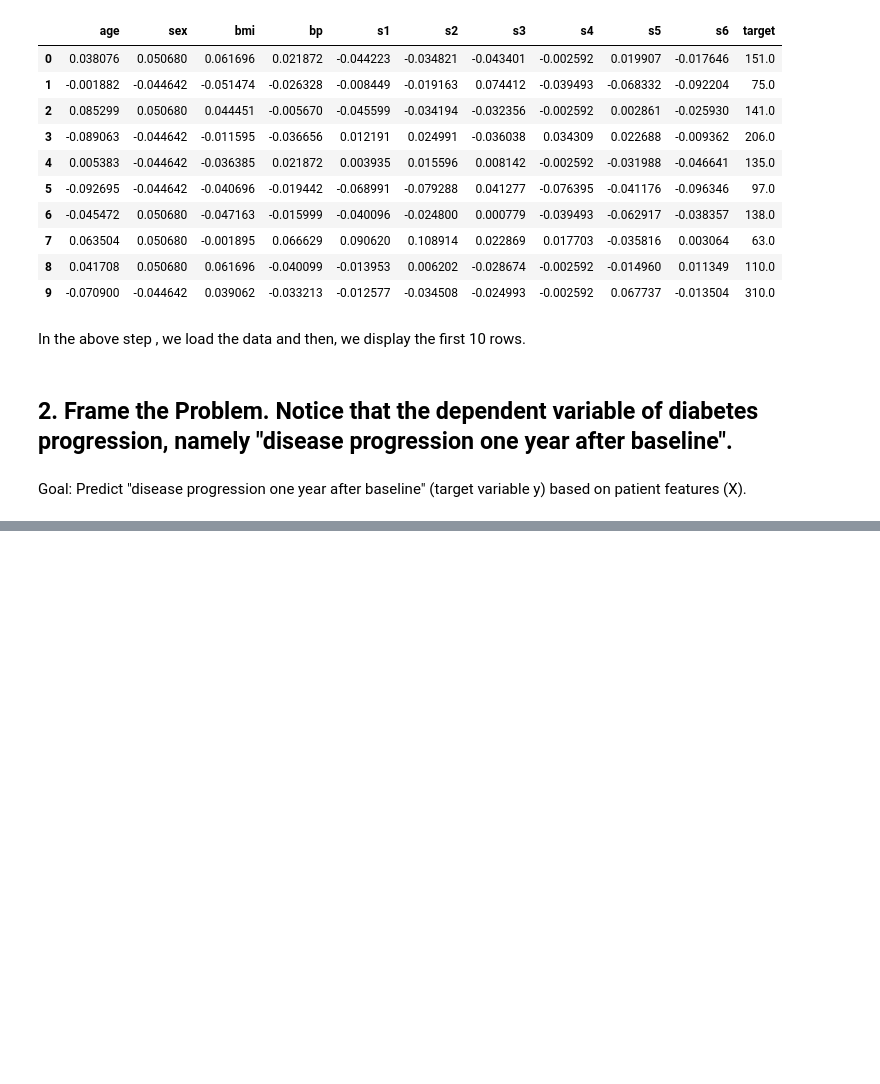
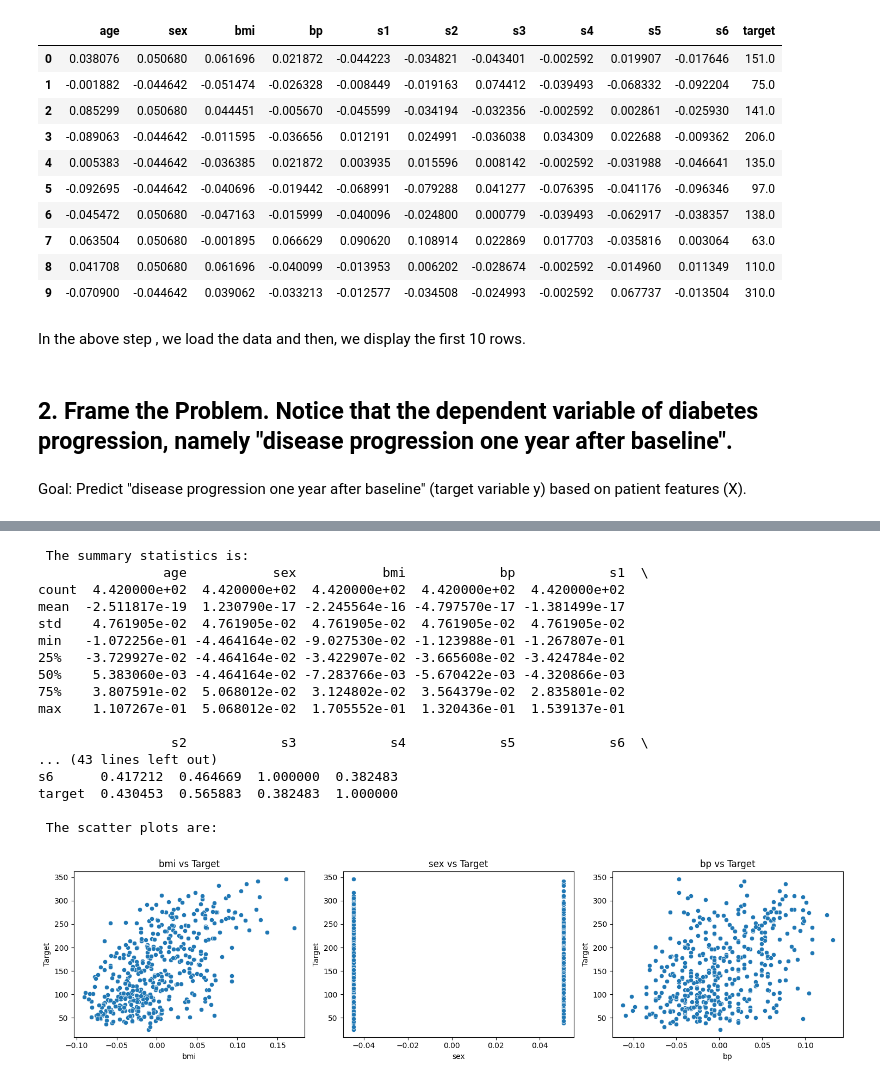
Before and after one commit to theRedeemer997/Practical-Lab-2-CSCN8010-8990691, a Jupyter notebook: lab2.ipynb, the cells around one changed output, grey strips where cells are left out. Drawn from its saved outputs; the diff is of its cells as text; code cells hidden in the pictures; blank space fills up the shorter version.

Commit message:
3. EDA with insights on EDA Plots

```diff
--- a/lab2.ipynb
+++ b/lab2.ipynb
@@ -36,0 +41,50 @@ Goal: Predict "disease progression one year after baseline" (target variable y)
+# %%
+# Summary statistics
+print("\n The summary statistics is:")
+print(df.describe())
+
+# Correlation matrix
+print("\n The correlation matrix is:")
+correlation_matrix = df.corr()
+print(df.corr())
+
+# Scatter plots
+print("\n The scatter plots are: ")
+# selected features
+selected_features = ['bmi', 'sex', 'bp']
+# create a plot with width = 15 and height = 4
+plt.figure(figsize=(15, 4))
+# loop through each selected feature and its index
+for i, feature in enumerate(selected_features):
+    # create a plot with 1 row, 3 columns
+    plt.subplot(1, 3, i + 1)
+    # create a scatter plots for target vs feature
+    sns.scatterplot(data=df, x=feature, y='target')
+    # set the title for each plot
+    plt.title(f"{feature} vs Target")
+    # set the x and the y axis
+    plt.xlabel(feature)
+    plt.ylabel("Target")
+# Adjust spacing such the plots don't overlap
+plt.tight_layout()
+# Display all the plots
+plt.show()
+# %% [output]
+ The summary statistics is:
+                age           sex           bmi            bp            s1  \
+count  4.420000e+02  4.420000e+02  4.420000e+02  4.420000e+02  4.420000e+02
+mean  -2.511817e-19  1.230790e-17 -2.245564e-16 -4.797570e-17 -1.381499e-17
+std    4.761905e-02  4.761905e-02  4.761905e-02  4.761905e-02  4.761905e-02
+min   -1.072256e-01 -4.464164e-02 -9.027530e-02 -1.123988e-01 -1.267807e-01
+25%   -3.729927e-02 -4.464164e-02 -3.422907e-02 -3.665608e-02 -3.424784e-02
+50%    5.383060e-03 -4.464164e-02 -7.283766e-03 -5.670422e-03 -4.320866e-03
+75%    3.807591e-02  5.068012e-02  3.124802e-02  3.564379e-02  2.835801e-02
+max    1.107267e-01  5.068012e-02  1.705552e-01  1.320436e-01  1.539137e-01
+
+                 s2            s3            s4            s5            s6  \
+... (43 lines left out)
+s6      0.417212  0.464669  1.000000  0.382483
+target  0.430453  0.565883  0.382483  1.000000
+
+ The scatter plots are:
+[figure, added]
```
Also changed, not shown: parts of 8 cells of this notebook.
